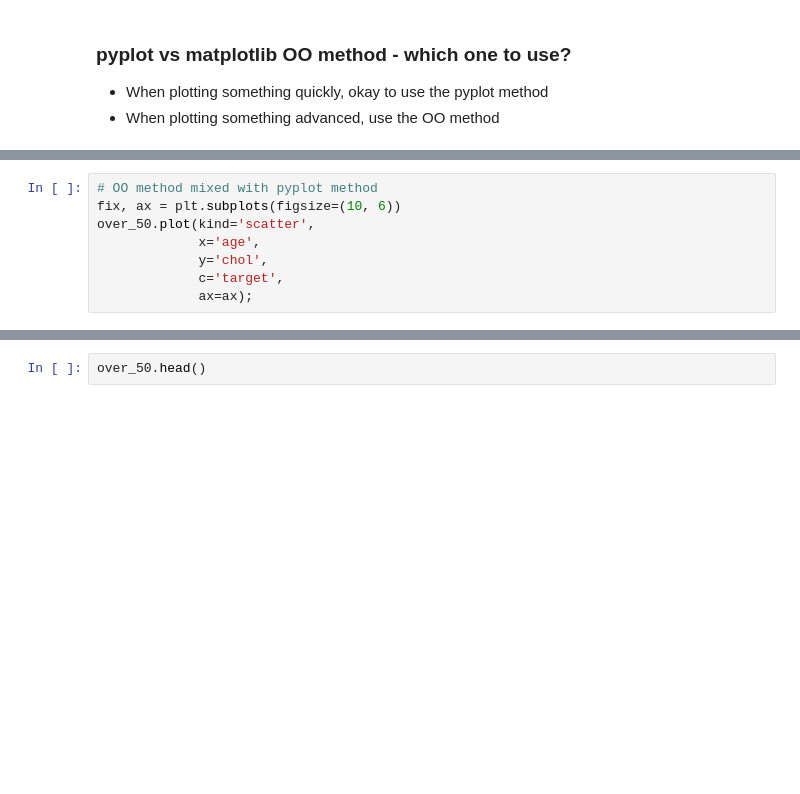
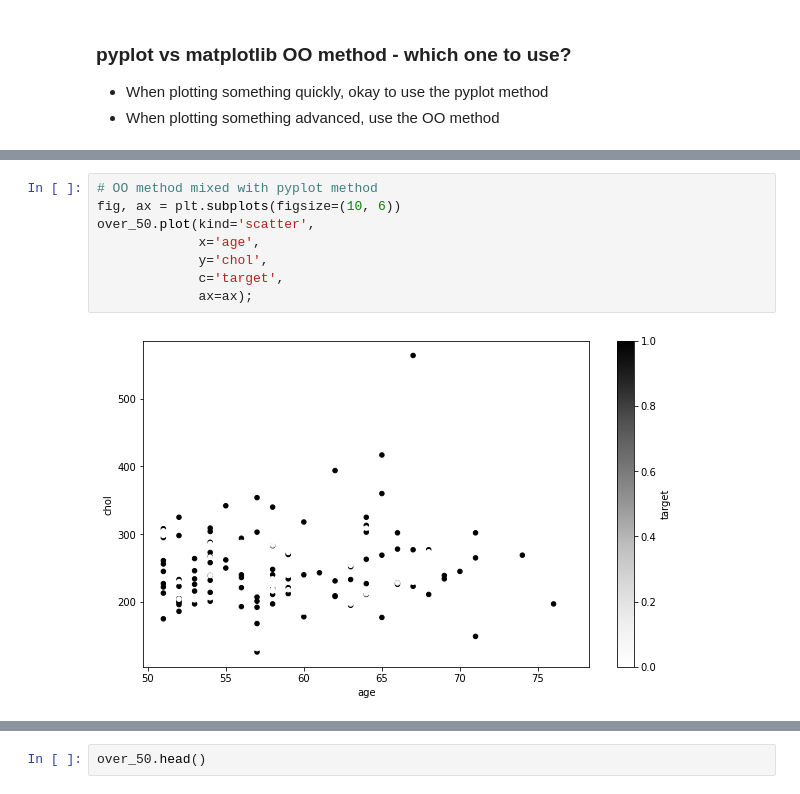
Before and after one commit to molchoun/learning-machine-learning, a Jupyter notebook: matplotlib/matplotlib-introduction.ipynb, the cells around one changed output, grey strips where cells are left out. Saved outputs shown, nothing was run; the diff lists cells and outputs as text; blank space fills up the shorter version.

```diff
--- a/matplotlib/matplotlib-introduction.ipynb
+++ b/matplotlib/matplotlib-introduction.ipynb
@@ -250,11 +371,13 @@ over_50.plot(kind="scatter",
 # %%
 # OO method mixed with pyplot method
-fix, ax = plt.subplots(figsize=(10, 6))
+fig, ax = plt.subplots(figsize=(10, 6))
 over_50.plot(kind='scatter',
              x='age',
              y='chol',
              c='target',
              ax=ax);
+# %% [output]
+[figure, added]
 # %%
 ## OO method from skratch
 fig, ax = plt.subplots(figsize=(10, 6))
```
Also changed, not shown: parts of 42 cells of this notebook.
